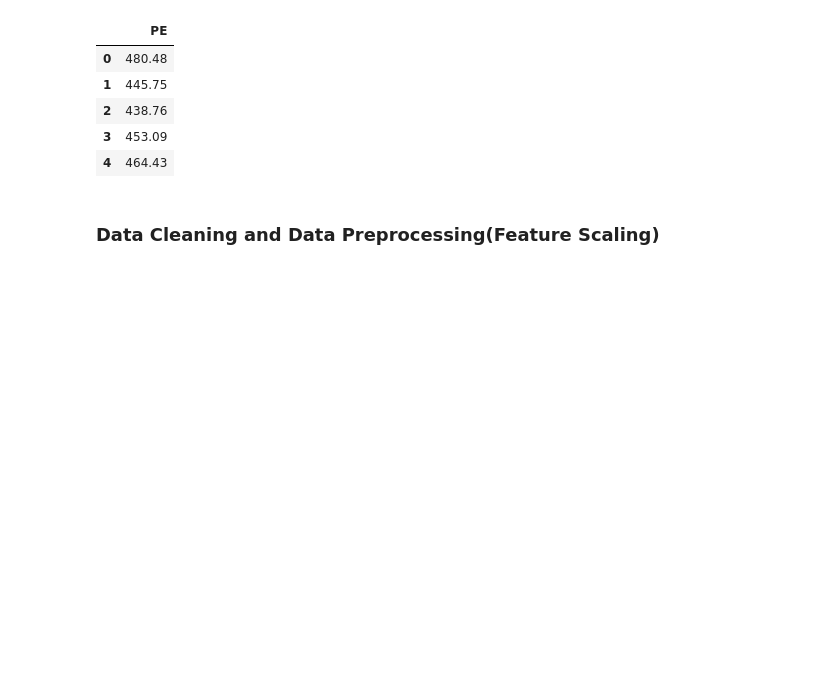
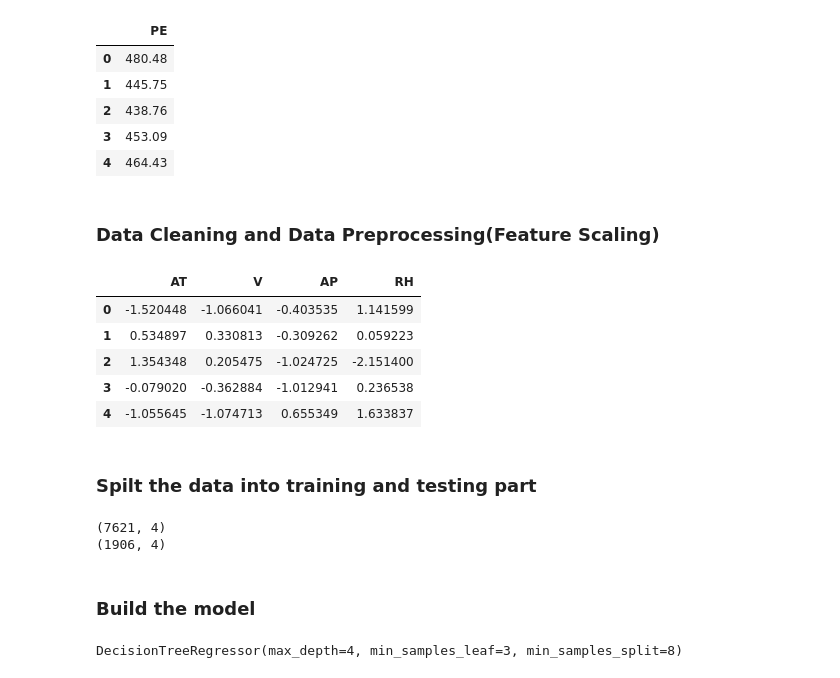
Before and after one commit to onkar-satpute/Machine-Learning, a Jupyter notebook: Decision Tree/Decision Tree Regressor.ipynb, the cells around one changed output. Cells and saved outputs as stored; diff of their text form; code cells hidden in the pictures; blank space fills up the shorter version.

Commit message:
Split the data into train and test

```diff
--- a/Decision Tree/Decision Tree Regressor.ipynb
+++ b/Decision Tree/Decision Tree Regressor.ipynb
@@ -81,3 +81,26 @@ Y.head()
 | 4 | 464.43 |
 # %% [markdown]
 ### Data Cleaning and Data Preprocessing(Feature Scaling)
+# %%
+from sklearn.pipeline import make_pipeline
+from sklearn.impute import SimpleImputer
+from sklearn.preprocessing import StandardScaler
+
+#Create the pipeline
+
+num_pipe = make_pipeline(
+    SimpleImputer(strategy = 'median'),
+    StandardScaler()
+).set_output(transform = 'pandas')
+
+X_pre = num_pipe.fit_transform(X)
+X_pre.head()
+# %% [output]
+|  | AT | V | AP | RH |
+| 0 | -1.520448 | -1.066041 | -0.403535 | 1.141599 |
+| 1 | 0.534897 | 0.330813 | -0.309262 | 0.059223 |
+| 2 | 1.354348 | 0.205475 | -1.024725 | -2.151400 |
+| 3 | -0.079020 | -0.362884 | -1.012941 | 0.236538 |
+| 4 | -1.055645 | -1.074713 | 0.655349 | 1.633837 |
+# %% [markdown]
+### Spilt the data into training and testing part
@@ -83,0 +110,21 @@ Y.head()
+# %%
+print(xtrain.shape)
+print(xtest.shape)
+# %% [output]
+(7621, 4)
+(1906, 4)
+# %% [markdown]
+### Build the model
+# %%
+from sklearn.tree import DecisionTreeRegressor
+
+model = DecisionTreeRegressor(
+    max_depth = 4,
+    min_samples_leaf = 3,
+    min_samples_split = 8,
+    criterion= 'squared_error'
+)
+
+model.fit(xtrain, ytrain)
+# %% [output]
+DecisionTreeRegressor(max_depth=4, min_samples_leaf=3, min_samples_split=8)
```
Also changed, not shown: parts of 1 cell of this notebook.
